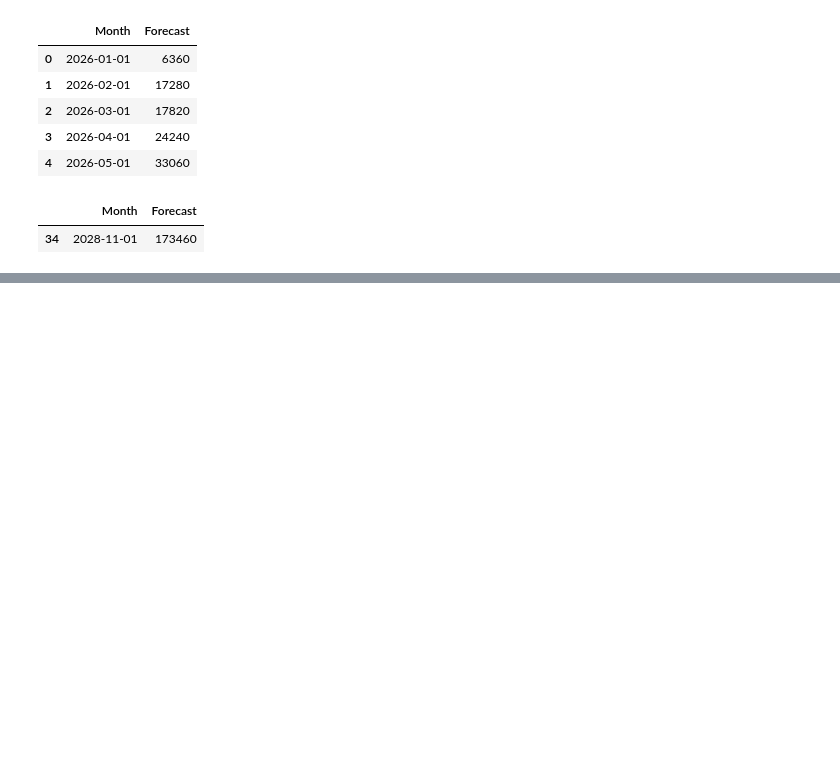
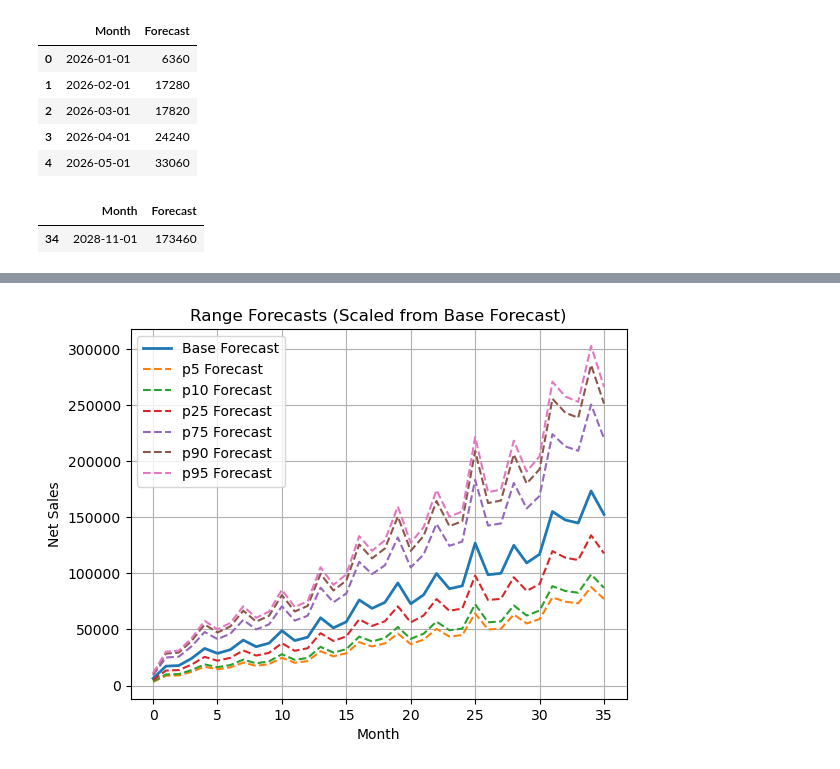
Before and after one commit to Vishesh-Chryselys/simu_expo, a Jupyter notebook: range_forecast.ipynb, the cells around one changed output, grey strips where cells are left out. Drawn from its saved outputs; the diff is of its cells as text; code cells hidden in the pictures; blank space fills up the shorter version.

Commit message:
added range fore cast api

```diff
--- a/range_forecast.ipynb
+++ b/range_forecast.ipynb
@@ -18,3 +21,6 @@ df[df['Forecast']==df['Forecast'].max()]
 # %% [output]
 |  | Month | Forecast |
 | 34 | 2028-11-01 | 173460 |
+# %%
+net_sales = peak['Forecast'].values*(1+0.19)*0.5*0.4*20*(1-0.01)
+net_sales
@@ -20,0 +53,6 @@ df[df['Forecast']==df['Forecast'].max()]
+# %%
+# convert the response to a DataFrame it has 2 dicts
+simulation_response = response.json()
+df_simulation = pd.DataFrame(simulation_response['all_results'])
+summary = simulation_response['summary']
+df_simulation.head()
@@ -20,0 +81,3 @@ df[df['Forecast']==df['Forecast'].max()]
+# %%
+base_peak = net_sales
+base_forecast = df['Forecast'].values
@@ -20,0 +93,6 @@ df[df['Forecast']==df['Forecast'].max()]
+# %%
+range_forecasts = {}
+
+for p in summary:
+    scaling_factor = summary[p] / base_peak
+    range_forecasts[p] = base_forecast * scaling_factor
@@ -20,0 +110,15 @@ df[df['Forecast']==df['Forecast'].max()]
+# %%
+# Step 3: Plot
+plt.plot(base_forecast, label='Base Forecast', linewidth=2)
+
+for p in ['p5', 'p10', 'p25', 'p75', 'p90', 'p95']:
+    plt.plot(range_forecasts[p], label=f'{p} Forecast', linestyle='--')
+
+plt.title('Range Forecasts (Scaled from Base Forecast)')
+plt.xlabel('Month')
+plt.ylabel('Net Sales')
+plt.legend()
+plt.grid(True)
+plt.show()
+# %% [output]
+[figure, added]
```
Also changed, not shown: parts of 16 cells of this notebook, 3 other files.
